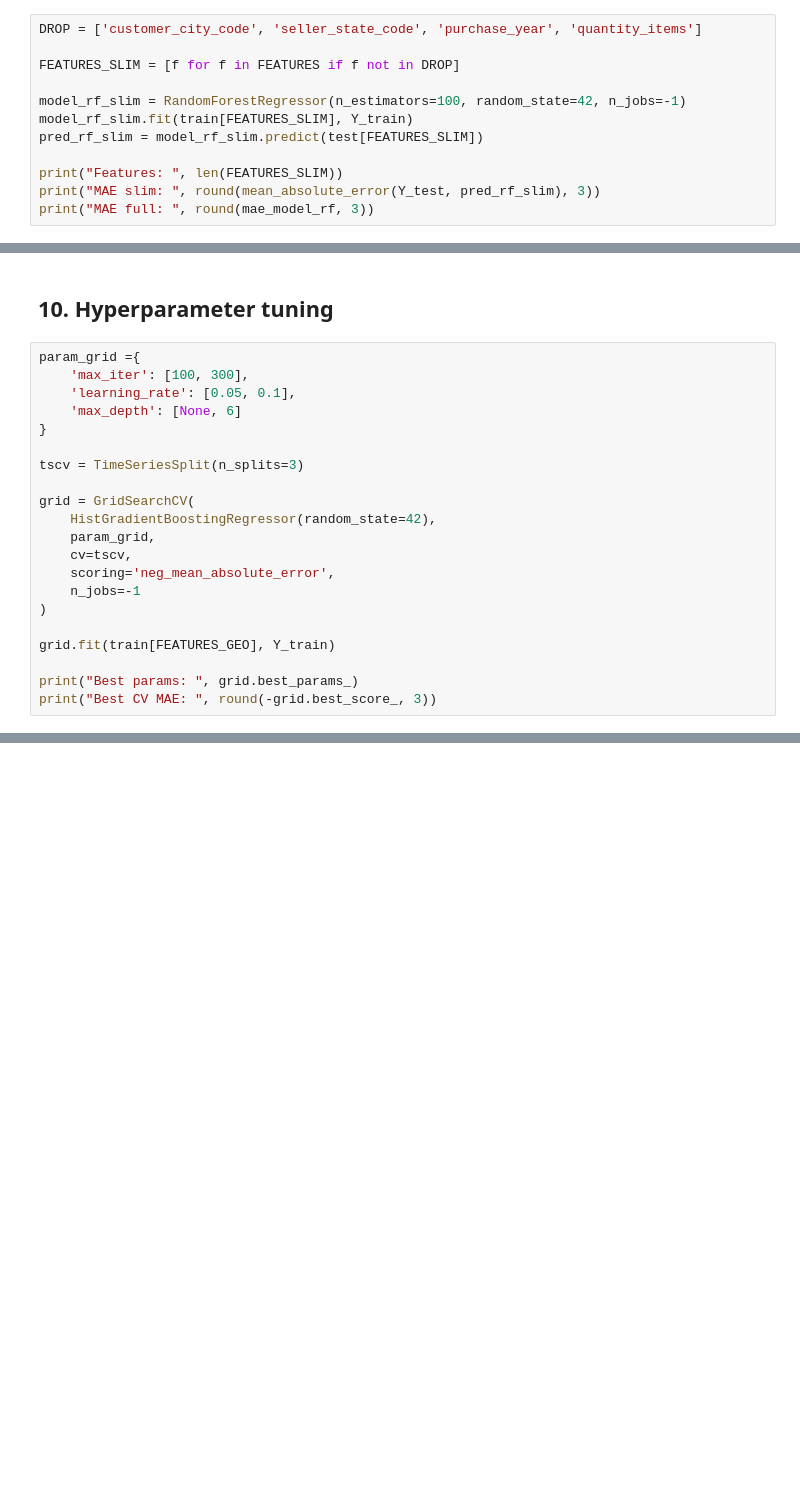
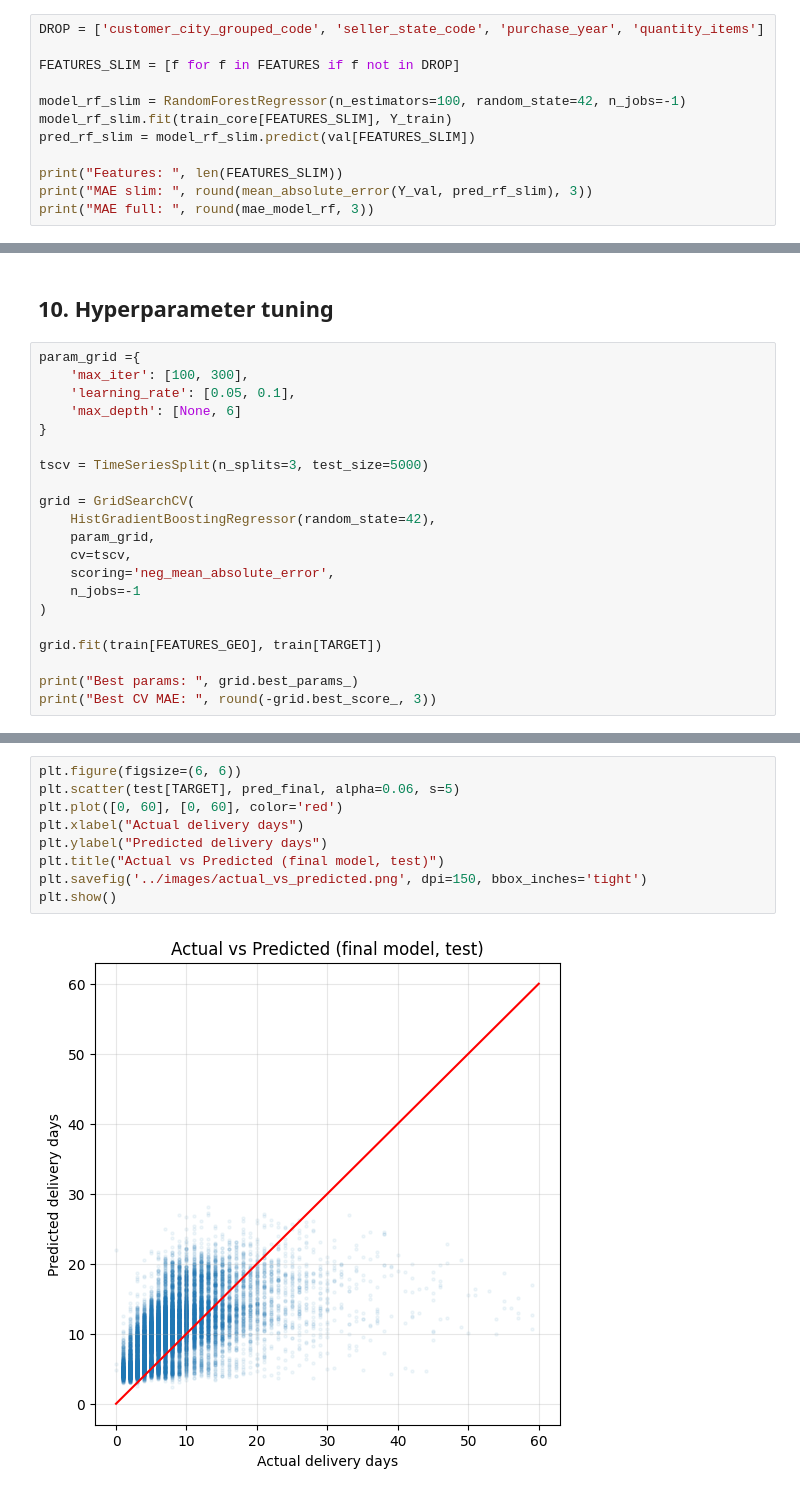
Before and after one commit to arocasim/olist_delivery_risk, a Jupyter notebook: notebooks/02_model.ipynb, the cells around one changed output, grey strips where cells are left out. Saved outputs shown, nothing was run; the diff lists cells and outputs as text; blank space fills up the shorter version.

```diff
--- a/notebooks/02_model.ipynb
+++ b/notebooks/02_model.ipynb
@@ -169,16 +202,16 @@ plt.show()
 
 Checking whether the four weakest features (by importance) actually contribute to MAE or just add noise. Threshold: 0.02 days.
 # %%
-DROP = ['customer_city_code', 'seller_state_code', 'purchase_year', 'quantity_items']
+DROP = ['customer_city_grouped_code', 'seller_state_code', 'purchase_year', 'quantity_items']
 
 FEATURES_SLIM = [f for f in FEATURES if f not in DROP]
 
 model_rf_slim = RandomForestRegressor(n_estimators=100, random_state=42, n_jobs=-1)
-model_rf_slim.fit(train[FEATURES_SLIM], Y_train)
-pred_rf_slim = model_rf_slim.predict(test[FEATURES_SLIM])
+model_rf_slim.fit(train_core[FEATURES_SLIM], Y_train)
+pred_rf_slim = model_rf_slim.predict(val[FEATURES_SLIM])
 
 print("Features: ", len(FEATURES_SLIM))
-print("MAE slim: ", round(mean_absolute_error(Y_test, pred_rf_slim), 3))
+print("MAE slim: ", round(mean_absolute_error(Y_val, pred_rf_slim), 3))
 print("MAE full: ", round(mae_model_rf, 3))
 # %% [output]
 Features:  9
@@ -236,7 +266,7 @@ param_grid ={
     'max_depth': [None, 6]
 }
 
-tscv = TimeSeriesSplit(n_splits=3)
+tscv = TimeSeriesSplit(n_splits=3, test_size=5000)
 
 grid = GridSearchCV(
     HistGradientBoostingRegressor(random_state=42),
@@ -246,7 +276,7 @@ grid = GridSearchCV(
     n_jobs=-1
 )
 
-grid.fit(train[FEATURES_GEO], Y_train)
+grid.fit(train[FEATURES_GEO], train[TARGET])
 
 print("Best params: ", grid.best_params_)
 print("Best CV MAE: ", round(-grid.best_score_, 3))
@@ -301,0 +351,11 @@ plt.show()
+# %%
+plt.figure(figsize=(6, 6))
+plt.scatter(test[TARGET], pred_final, alpha=0.06, s=5)
+plt.plot([0, 60], [0, 60], color='red')
+plt.xlabel("Actual delivery days")
+plt.ylabel("Predicted delivery days")
+plt.title("Actual vs Predicted (final model, test)")
+plt.savefig('../images/actual_vs_predicted.png', dpi=150, bbox_inches='tight')
+plt.show()
+# %% [output]
+[figure, added]
```
Also changed, not shown: parts of 35 cells of this notebook, 7 other files.
